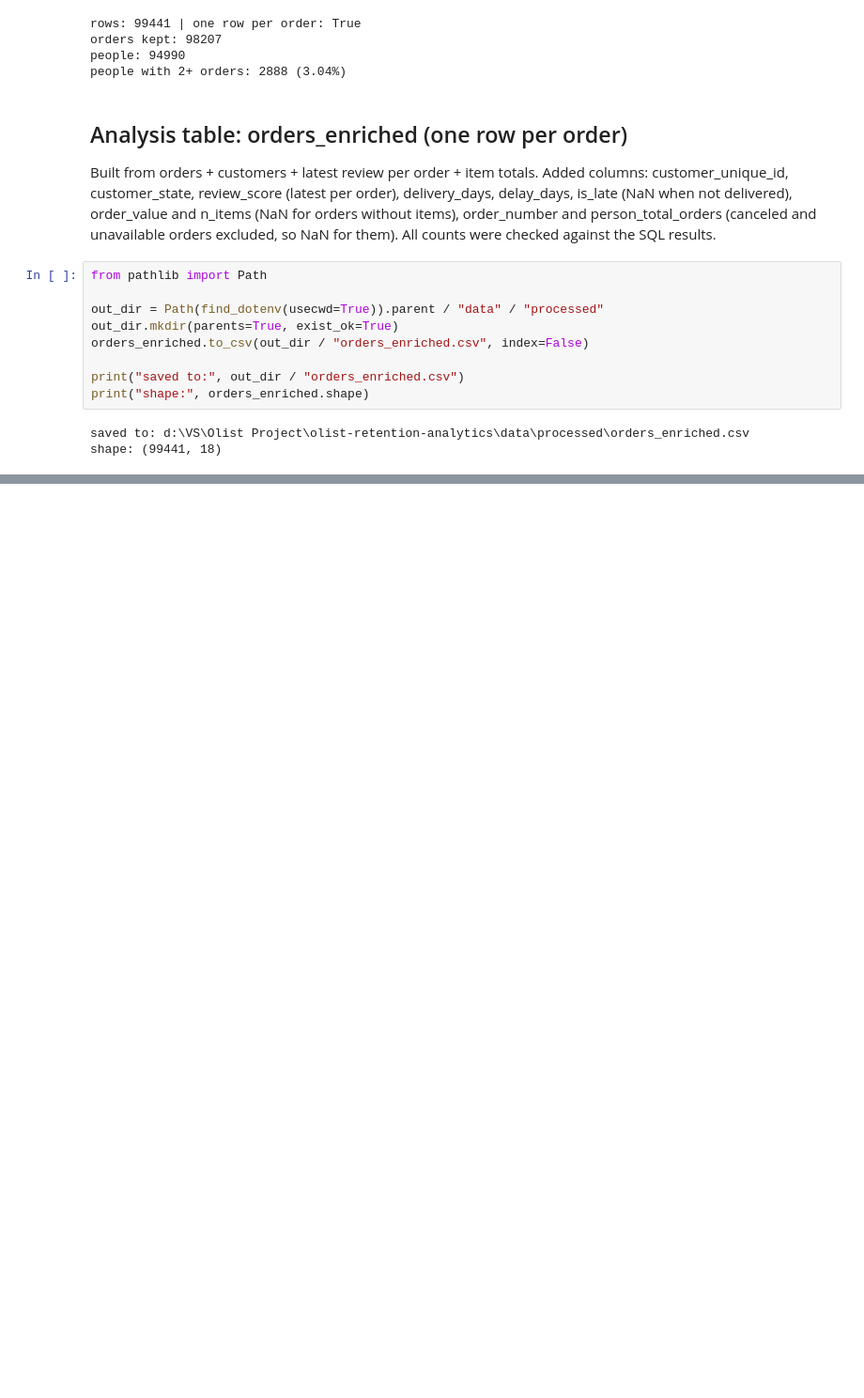
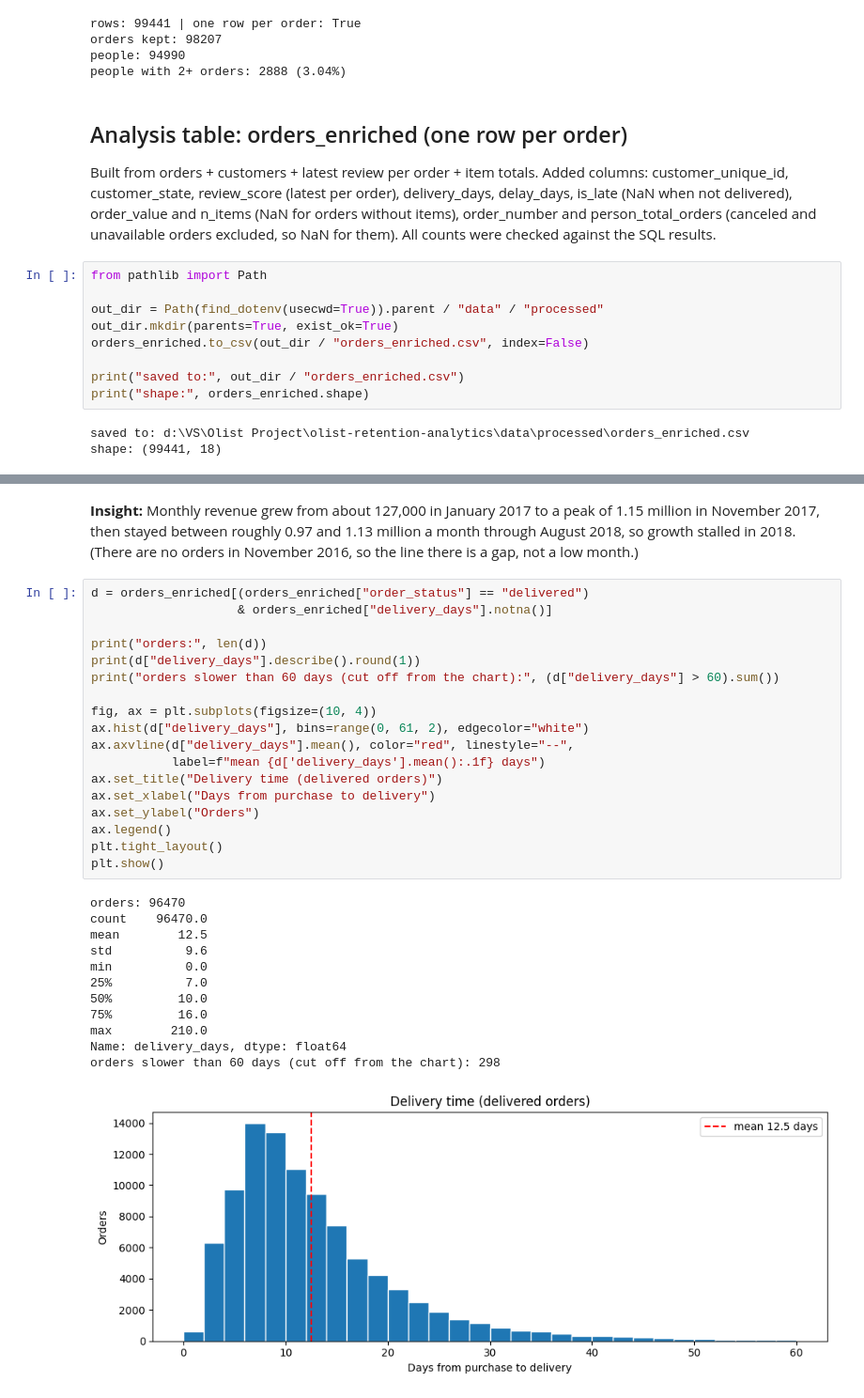
Before and after one commit to karanpatel9725-tech/olist-retention-analytics, a Jupyter notebook: notebooks/01_cleaning_eda.ipynb, the cells around one changed output, grey strips where cells are left out. Shown at 94% size. Cells and saved outputs as stored; diff of their text form; blank space fills up the shorter version.

```diff
--- a/notebooks/01_cleaning_eda.ipynb
+++ b/notebooks/01_cleaning_eda.ipynb
@@ -216,0 +241,35 @@ shape: (99441, 18)
+# %% [markdown]
+**Insight:** Monthly revenue grew from about 127,000 in January 2017 to a peak of 1.15 million in
+November 2017, then stayed between roughly 0.97 and 1.13 million a month through August 2018, so
+growth stalled in 2018. (There are no orders in November 2016, so the line there is a gap, not a low month.)
+# %%
+d = orders_enriched[(orders_enriched["order_status"] == "delivered")
+                    & orders_enriched["delivery_days"].notna()]
+
+print("orders:", len(d))
+print(d["delivery_days"].describe().round(1))
+print("orders slower than 60 days (cut off from the chart):", (d["delivery_days"] > 60).sum())
+
+fig, ax = plt.subplots(figsize=(10, 4))
+ax.hist(d["delivery_days"], bins=range(0, 61, 2), edgecolor="white")
+ax.axvline(d["delivery_days"].mean(), color="red", linestyle="--",
+           label=f"mean {d['delivery_days'].mean():.1f} days")
+ax.set_title("Delivery time (delivered orders)")
+ax.set_xlabel("Days from purchase to delivery")
+ax.set_ylabel("Orders")
+ax.legend()
+plt.tight_layout()
+plt.show()
+# %% [output]
+orders: 96470
+count    96470.0
+mean        12.5
+std          9.6
+min          0.0
+25%          7.0
+50%         10.0
+75%         16.0
+max        210.0
+Name: delivery_days, dtype: float64
+orders slower than 60 days (cut off from the chart): 298
+[figure, added]
```
Also changed, not shown: parts of 4 cells of this notebook.
